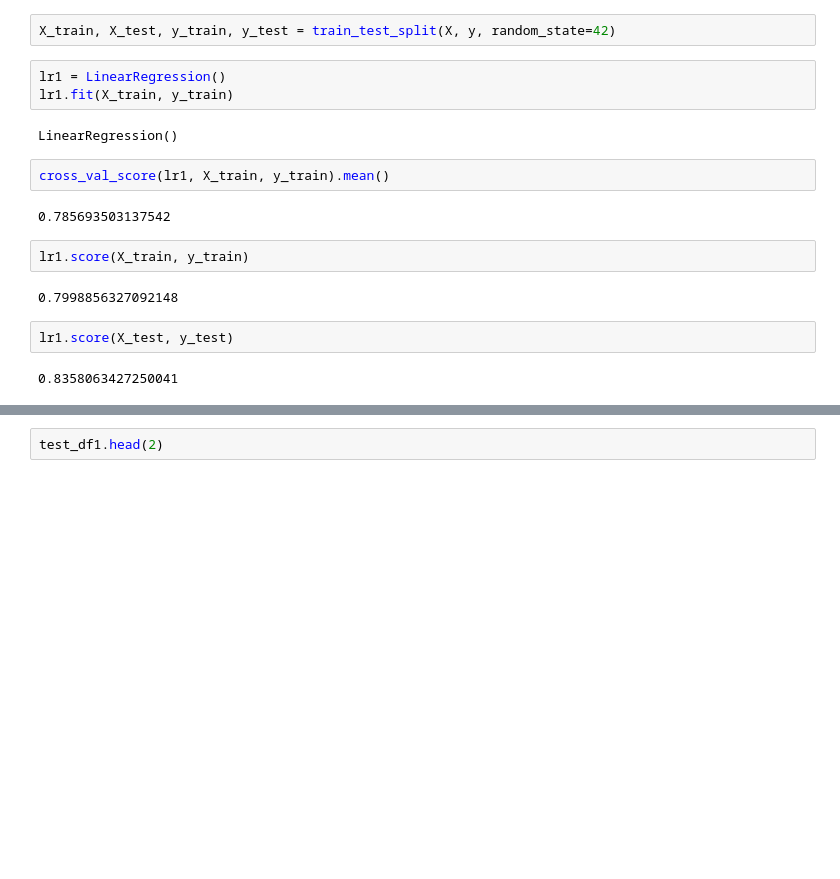
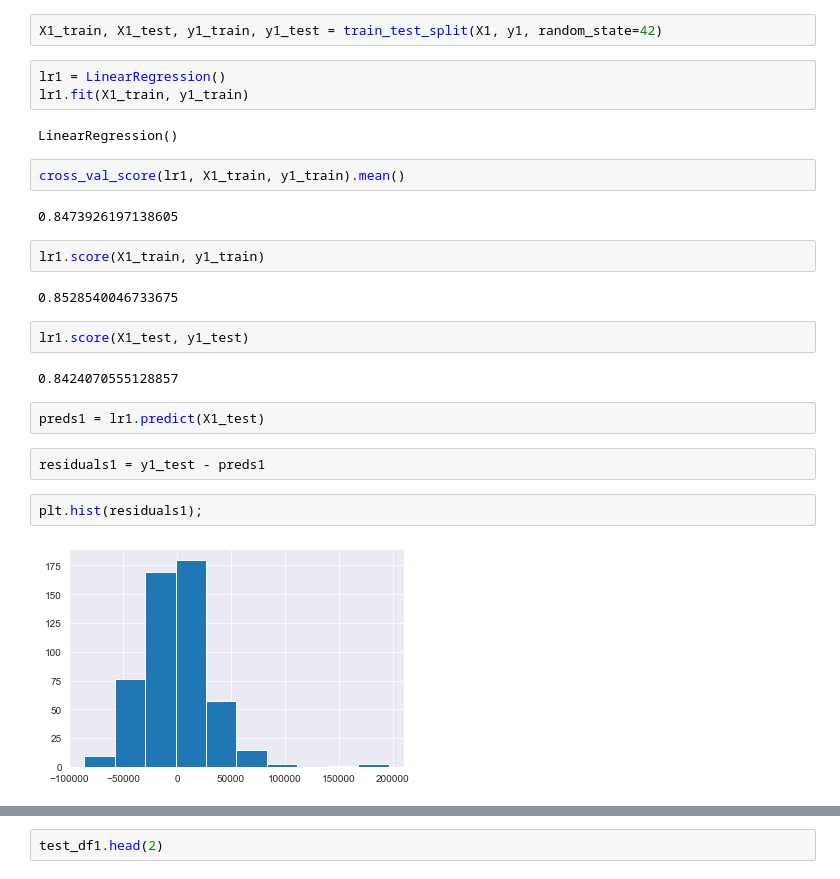
Before and after one commit to ajoneal/ames-iowa-housing-project, a Jupyter notebook: modeling.ipynb, the cells around one changed output, grey strips where cells are left out. Saved outputs shown, nothing was run; the diff lists cells and outputs as text; blank space fills up the shorter version.

```diff
--- a/modeling.ipynb
+++ b/modeling.ipynb
@@ -53,19 +55,27 @@ y = train_df1['saleprice']
 # %%
-X_train, X_test, y_train, y_test = train_test_split(X, y, random_state=42)
+X1_train, X1_test, y1_train, y1_test = train_test_split(X1, y1, random_state=42)
 # %%
 lr1 = LinearRegression()
-lr1.fit(X_train, y_train)
+lr1.fit(X1_train, y1_train)
 # %% [output]
 LinearRegression()
 # %%
-cross_val_score(lr1, X_train, y_train).mean()
+cross_val_score(lr1, X1_train, y1_train).mean()
 # %% [output]
-0.785693503137542
+0.8473926197138605
 # %%
-lr1.score(X_train, y_train)
+lr1.score(X1_train, y1_train)
 # %% [output]
-0.7998856327092148
+0.8528540046733675
 # %%
-lr1.score(X_test, y_test)
+lr1.score(X1_test, y1_test)
 # %% [output]
-0.8358063427250041
+0.8424070555128857
+# %%
+preds1 = lr1.predict(X1_test)
+# %%
+residuals1 = y1_test - preds1
+# %%
+plt.hist(residuals1);
+# %% [output]
+[figure, added]
```
Also changed, not shown: parts of 49 cells of this notebook, 9 other files.
